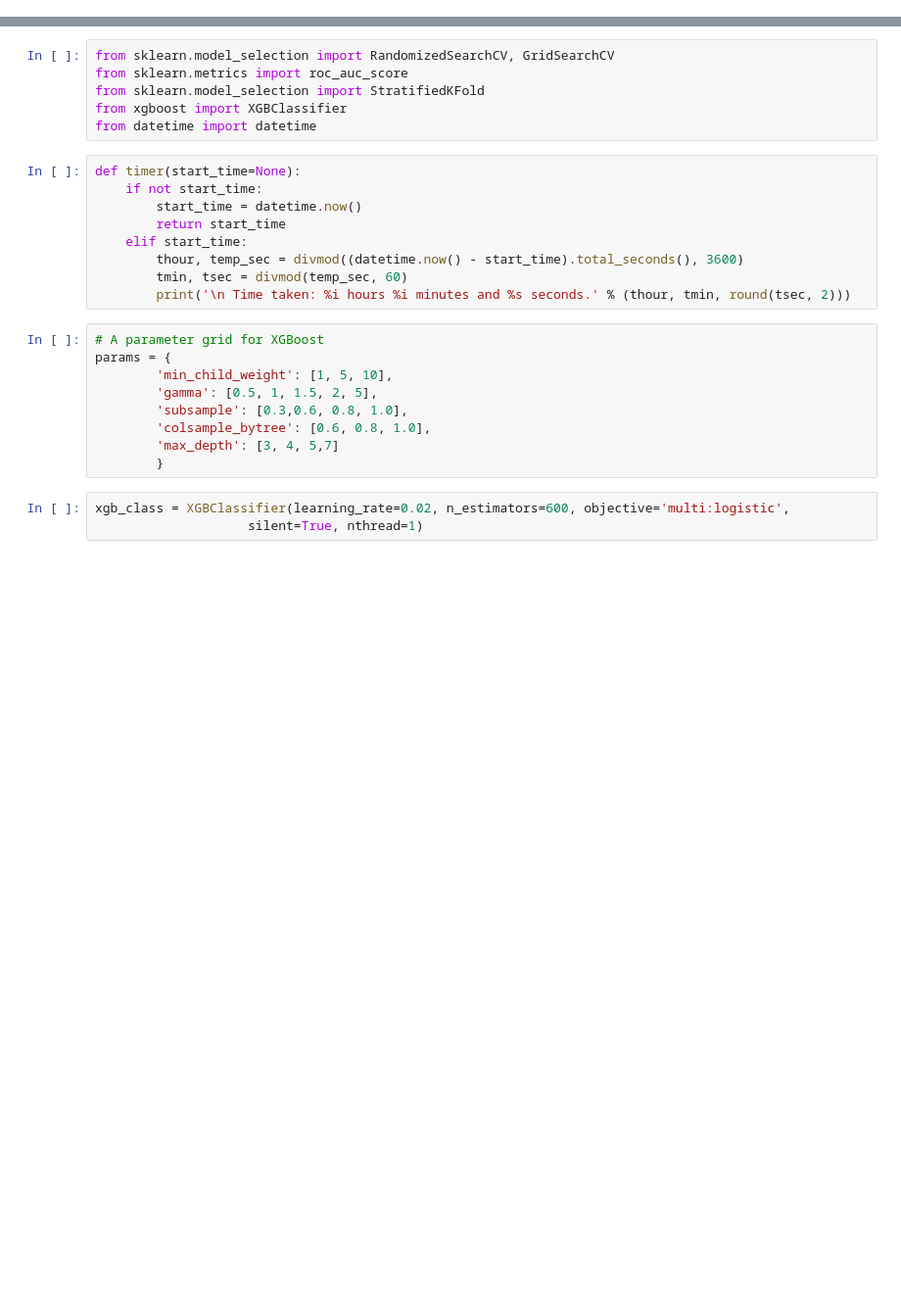
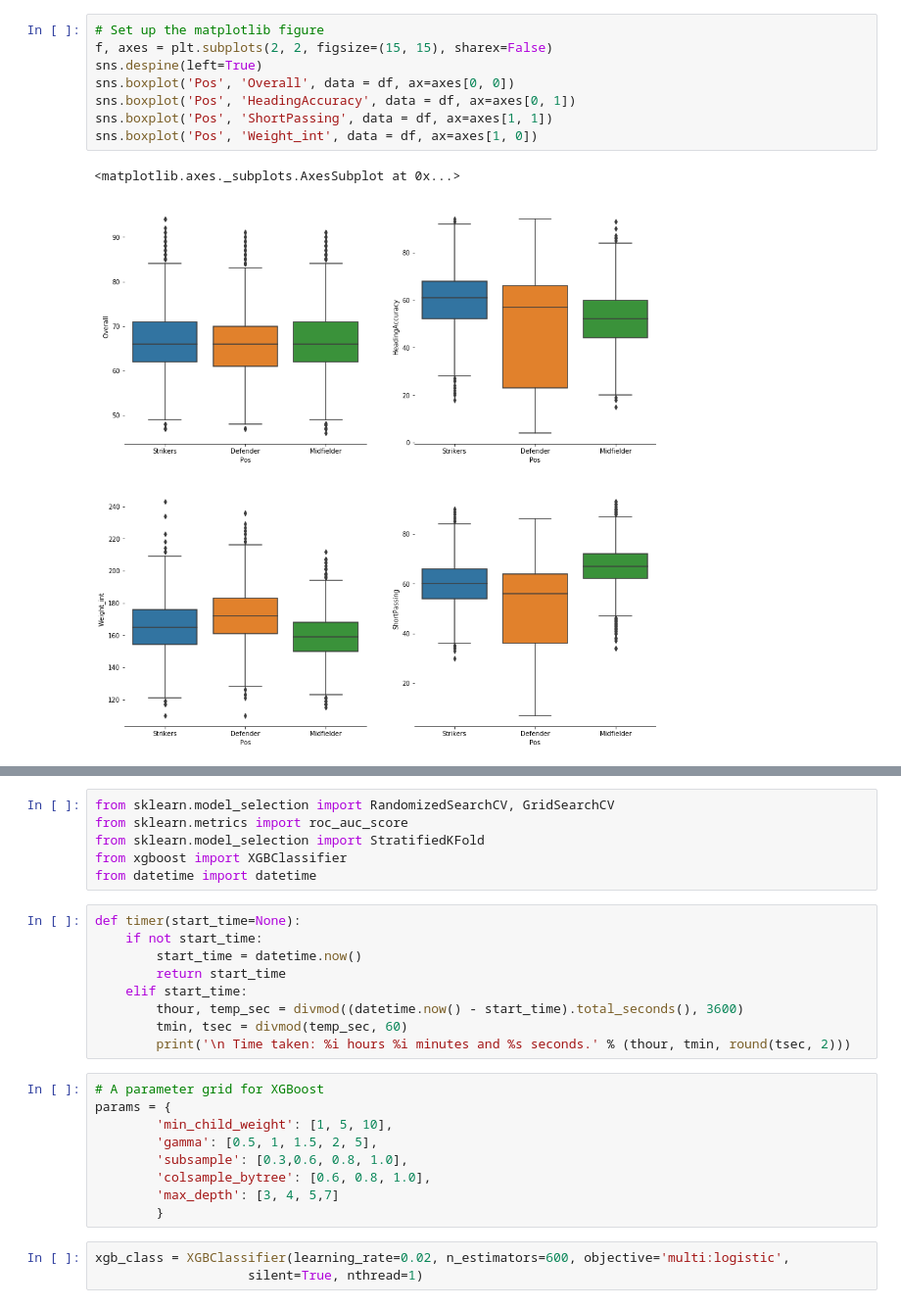
Before and after one commit to Sette/fifa_dataset, a Jupyter notebook: Xgboost_fifa.ipynb, the cells around one changed output, grey strips where cells are left out. Shown at 98% size. Saved outputs shown, nothing was run; the diff lists cells and outputs as text; blank space fills up the shorter version.

```diff
--- a/Xgboost_fifa.ipynb
+++ b/Xgboost_fifa.ipynb
@@ -142,0 +34,11 @@ None
+# %%
+# Set up the matplotlib figure
+f, axes = plt.subplots(2, 2, figsize=(15, 15), sharex=False)
+sns.despine(left=True)
+sns.boxplot('Pos', 'Overall', data = df, ax=axes[0, 0])
+sns.boxplot('Pos', 'HeadingAccuracy', data = df, ax=axes[0, 1])
+sns.boxplot('Pos', 'ShortPassing', data = df, ax=axes[1, 1])
+sns.boxplot('Pos', 'Weight_int', data = df, ax=axes[1, 0])
+# %% [output]
+<matplotlib.axes._subplots.AxesSubplot at 0x...>
+[figure, added]
```
Also changed, not shown: parts of 13 cells of this notebook, 1 other file.
